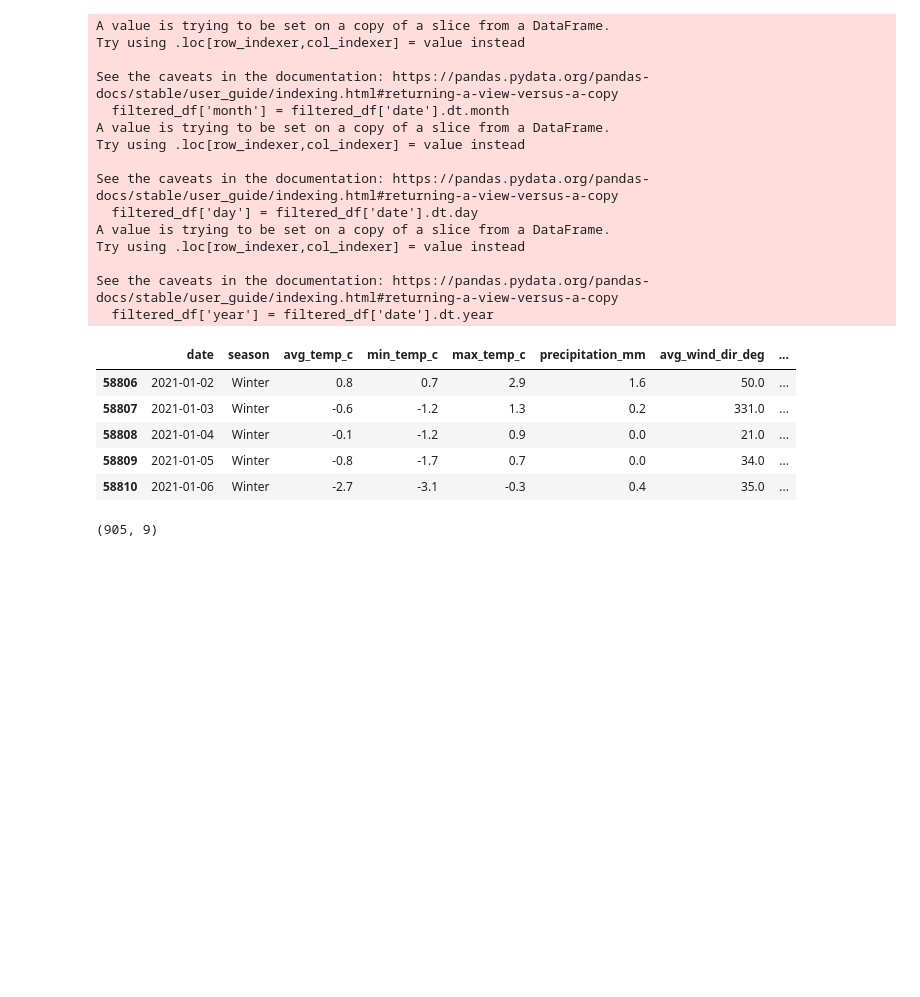
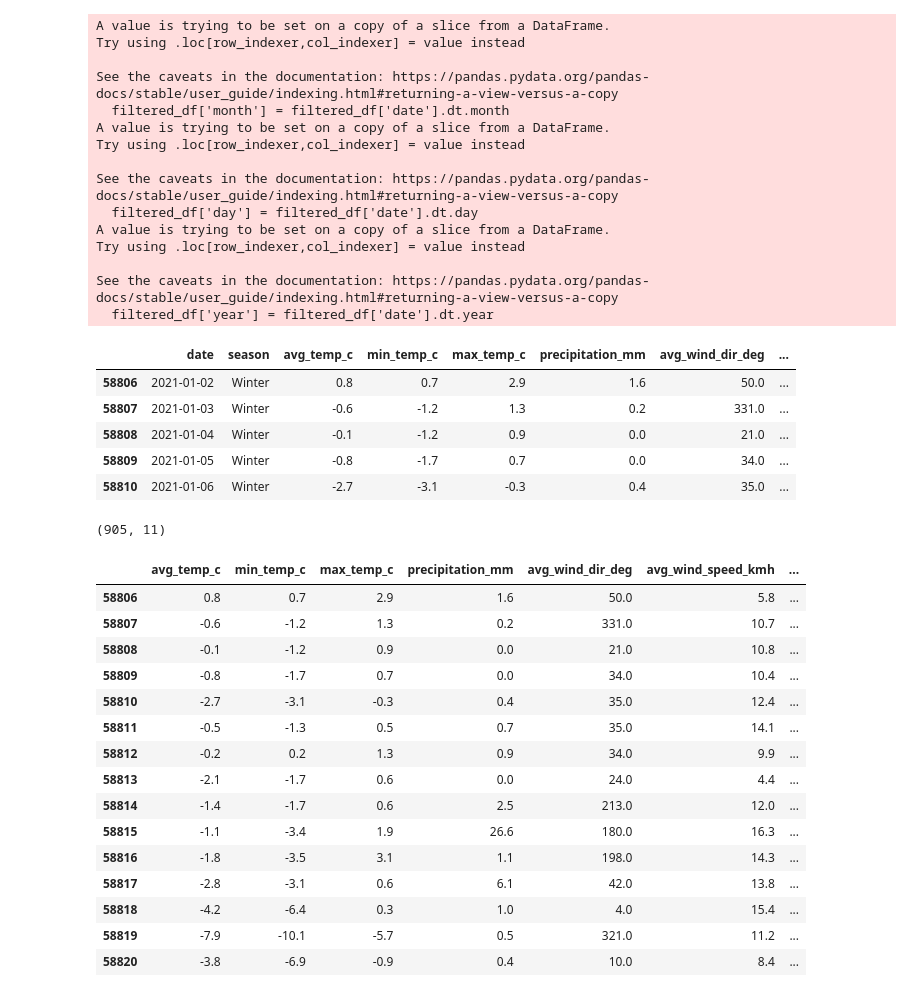
Before and after one commit to naty-rodrig99/weather_predictions, a Jupyter notebook: LSTM_Snow_analysis.ipynb, the cells around one changed output. Saved outputs shown, nothing was run; the diff lists cells and outputs as text; code cells hidden in the pictures; blank space fills up the shorter version.

```diff
--- a/LSTM_Snow_analysis.ipynb
+++ b/LSTM_Snow_analysis.ipynb
@@ -71,9 +71,9 @@ See the caveats in the documentation: https://pandas.pydata.org/pandas-docs/stab
 # %%
 features = filtered_df
 #exclude some features
-X = features.drop(['snow_depth_mm', 'date', 'season', 'year'], axis=1)
+X = features.drop(['date', 'season'], axis=1)
 print(X.shape)
 #assigning target variable to y
 y = filtered_df[['snow_depth_mm']]
 # %% [output]
-(905, 9)
+(905, 11)
@@ -87,3 +80,22 @@ y_scaled = scaler_y.fit_transform(y.values.reshape(-1, 1))
+# %%
+X.head(15)
+# %% [output]
+|  | avg_temp_c | min_temp_c | max_temp_c | precipitation_mm | avg_wind_dir_deg | avg_wind_speed_kmh | ... |
+| 58806 | 0.8 | 0.7 | 2.9 | 1.6 | 50.0 | 5.8 | ... |
+| 58807 | -0.6 | -1.2 | 1.3 | 0.2 | 331.0 | 10.7 | ... |
+| 58808 | -0.1 | -1.2 | 0.9 | 0.0 | 21.0 | 10.8 | ... |
+| 58809 | -0.8 | -1.7 | 0.7 | 0.0 | 34.0 | 10.4 | ... |
+| 58810 | -2.7 | -3.1 | -0.3 | 0.4 | 35.0 | 12.4 | ... |
+| 58811 | -0.5 | -1.3 | 0.5 | 0.7 | 35.0 | 14.1 | ... |
+| 58812 | -0.2 | 0.2 | 1.3 | 0.9 | 34.0 | 9.9 | ... |
+| 58813 | -2.1 | -1.7 | 0.6 | 0.0 | 24.0 | 4.4 | ... |
+| 58814 | -1.4 | -1.7 | 0.6 | 2.5 | 213.0 | 12.0 | ... |
+| 58815 | -1.1 | -3.4 | 1.9 | 26.6 | 180.0 | 16.3 | ... |
+| 58816 | -1.8 | -3.5 | 3.1 | 1.1 | 198.0 | 14.3 | ... |
+| 58817 | -2.8 | -3.1 | 0.6 | 6.1 | 42.0 | 13.8 | ... |
+| 58818 | -4.2 | -6.4 | 0.3 | 1.0 | 4.0 | 15.4 | ... |
+| 58819 | -7.9 | -10.1 | -5.7 | 0.5 | 321.0 | 11.2 | ... |
+| 58820 | -3.8 | -6.9 | -0.9 | 0.4 | 10.0 | 8.4 | ... |
 # %%
 #look_back: number of past data points for making a prediction ("memory" of LSTM model)
 def create_sequences(X, y, look_back=10):
```
Also changed, not shown: parts of 10 cells of this notebook, 6 other files.
